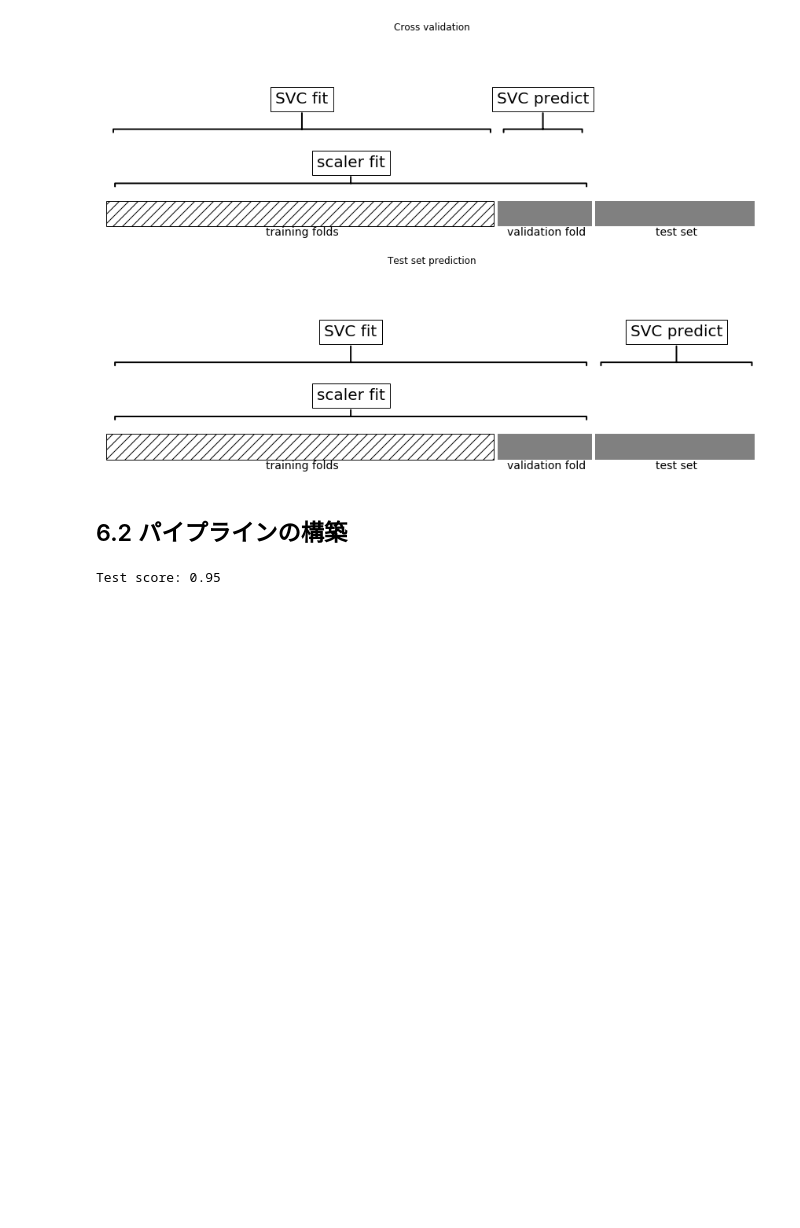
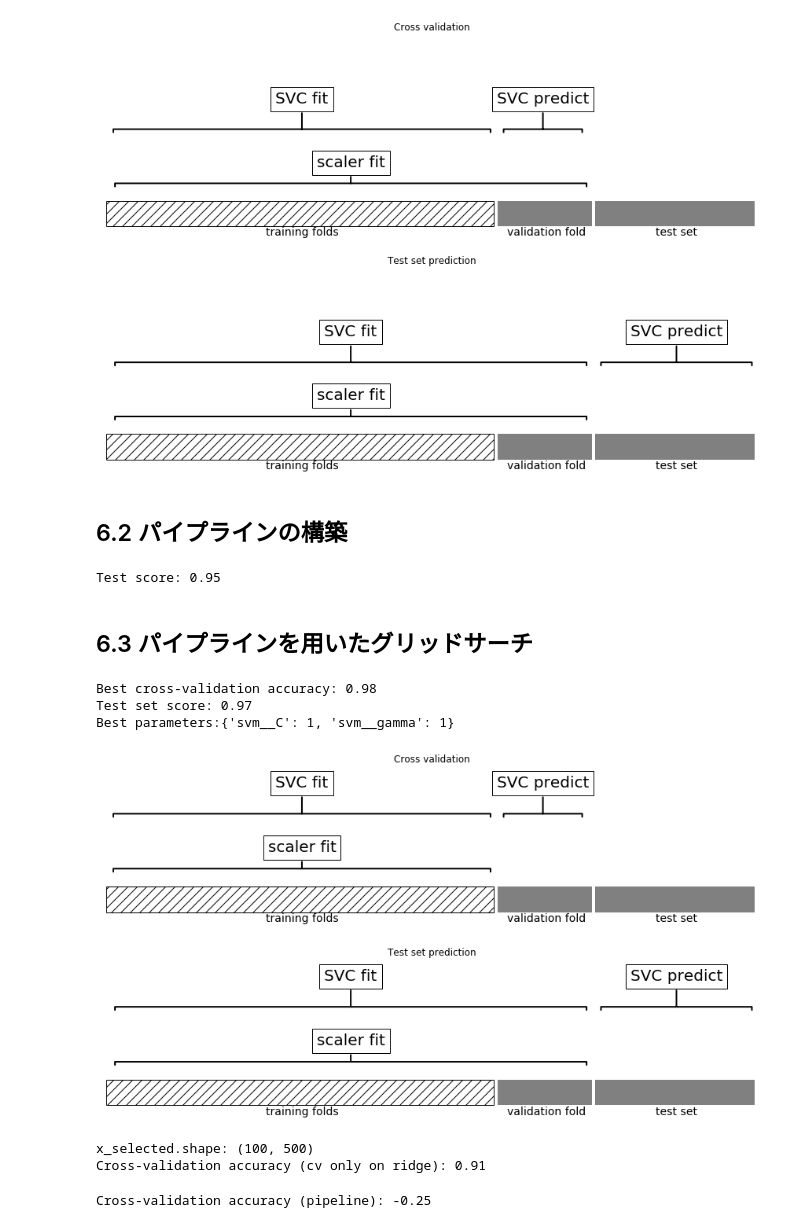
Before and after one commit to nownabe/machine-learning-study, a Jupyter notebook: 04-Introduction-to-Machine-Learning-with-Python/nownabe/chapter06.ipynb, the cells around one changed output. Cells and saved outputs as stored; diff of their text form; code cells hidden in the pictures; blank space fills up the shorter version.

Commit message:
6.3 パイプラインを用いたグリッドサーチ

```diff
--- a/04-Introduction-to-Machine-Learning-with-Python/nownabe/chapter06.ipynb
+++ b/04-Introduction-to-Machine-Learning-with-Python/nownabe/chapter06.ipynb
@@ -55,3 +55,48 @@ pipe.fit(x_train, y_train)
 print("Test score: {:.2f}".format(pipe.score(x_test, y_test)))
 # %% [output]
 Test score: 0.95
+# %% [markdown]
+## 6.3 パイプラインを用いたグリッドサーチ
+# %%
+param_grid = {"svm__C": [0.001, 0.01, 0.1, 1, 10, 100], "svm__gamma": [0.001, 0.01, 0.1, 1, 10, 100]}
+
+grid = GridSearchCV(pipe, param_grid=param_grid, cv=5)
+grid.fit(x_train, y_train)
+print("Best cross-validation accuracy: {:.2f}".format(grid.best_score_))
+print("Test set score: {:.2f}".format(grid.score(x_test, y_test)))
+print("Best parameters:{}".format(grid.best_params_))
+# %% [output]
+Best cross-validation accuracy: 0.98
+Test set score: 0.97
+Best parameters:{'svm__C': 1, 'svm__gamma': 1}
+# %%
+mglearn.plots.plot_proper_processing()
+# %% [output]
+[figure, added]
+# %%
+import numpy as np
+
+rnd = np.random.RandomState(seed=0)
+x = rnd.normal(size=(100, 10000))
+y = rnd.normal(size=(100,))
+
+from sklearn.feature_selection import SelectPercentile, f_regression
+
+select = SelectPercentile(score_func=f_regression, percentile=5).fit(x, y)
+x_selected = select.transform(x)
+print("x_selected.shape: {}".format(x_selected.shape))
+
+from sklearn.model_selection import cross_val_score
+from sklearn.linear_model import Ridge
+print("Cross-validation accuracy (cv only on ridge): {:.2f}".format(np.mean(cross_val_score(Ridge(), x_selected, y, cv=5))))
+# %% [output]
+x_selected.shape: (100, 500)
+Cross-validation accuracy (cv only on ridge): 0.91
+# %%
+pipe = Pipeline([
+    ("select", SelectPercentile(score_func=f_regression, percentile=5)),
+    ("ridge", Ridge())
+])
+print("Cross-validation accuracy (pipeline): {:.2f}".format(np.mean(cross_val_score(pipe, x, y, cv=5))))
+# %% [output]
+Cross-validation accuracy (pipeline): -0.25
```
